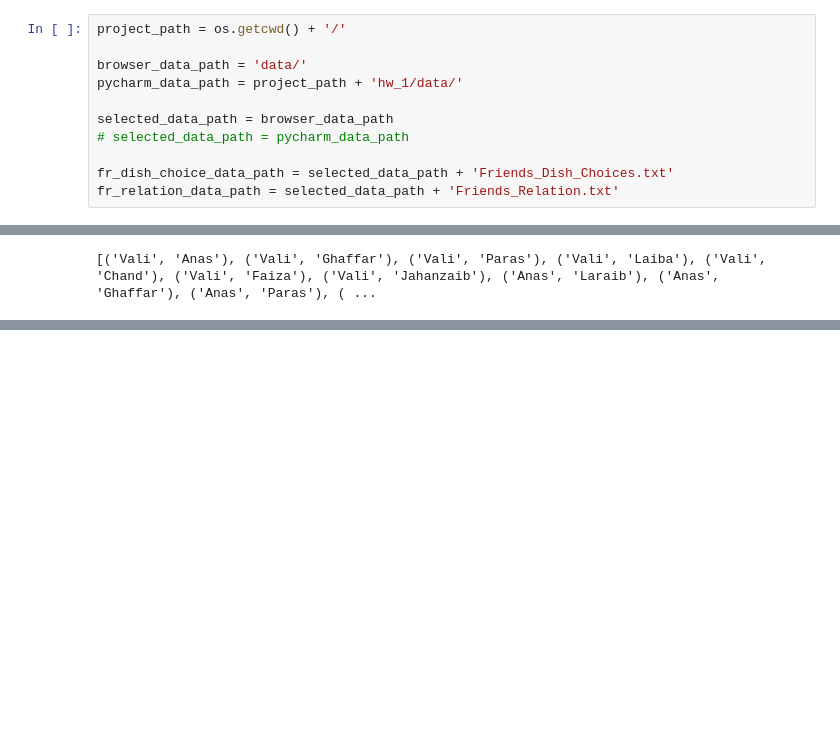
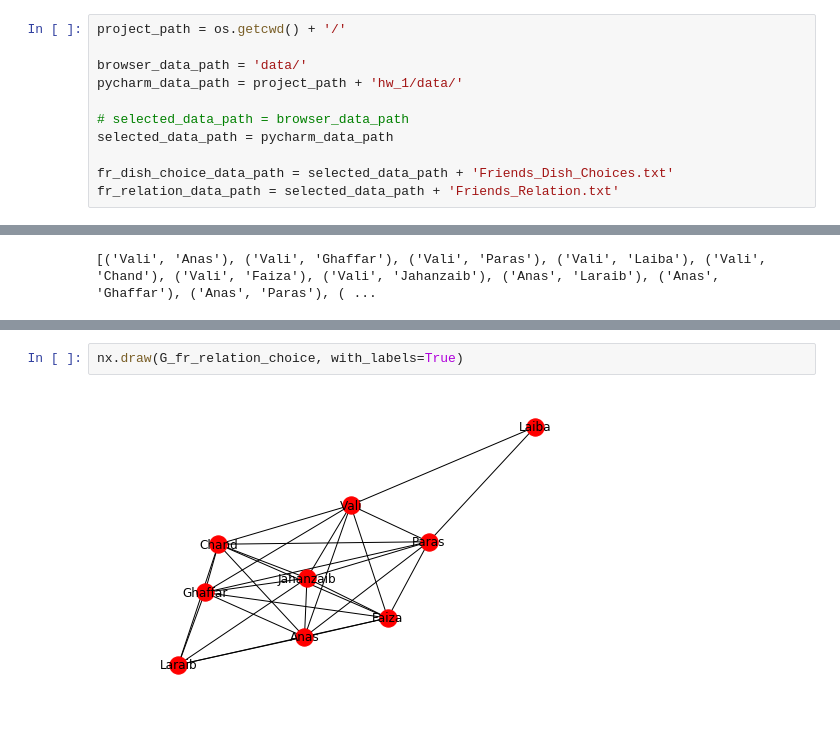
Before and after one commit to MohammedSiddiqui/social_network_analysis, a Jupyter notebook: hw_1/assignment_1.ipynb, the cells around one changed output, grey strips where cells are left out. Saved outputs shown, nothing was run; the diff lists cells and outputs as text; blank space fills up the shorter version.

```diff
--- a/hw_1/assignment_1.ipynb
+++ b/hw_1/assignment_1.ipynb
@@ -14,8 +14,8 @@ project_path = os.getcwd() + '/'
 browser_data_path = 'data/'
 pycharm_data_path = project_path + 'hw_1/data/'
 
-selected_data_path = browser_data_path
-# selected_data_path = pycharm_data_path
+# selected_data_path = browser_data_path
+selected_data_path = pycharm_data_path
 
 fr_dish_choice_data_path = selected_data_path + 'Friends_Dish_Choices.txt'
 fr_relation_data_path = selected_data_path + 'Friends_Relation.txt'
@@ -84,0 +102,4 @@ print G_fr_relation_choice.edges()
+# %%
+nx.draw(G_fr_relation_choice, with_labels=True)
+# %% [output]
+[figure, added]
```
Also changed, not shown: parts of 6 cells of this notebook.
